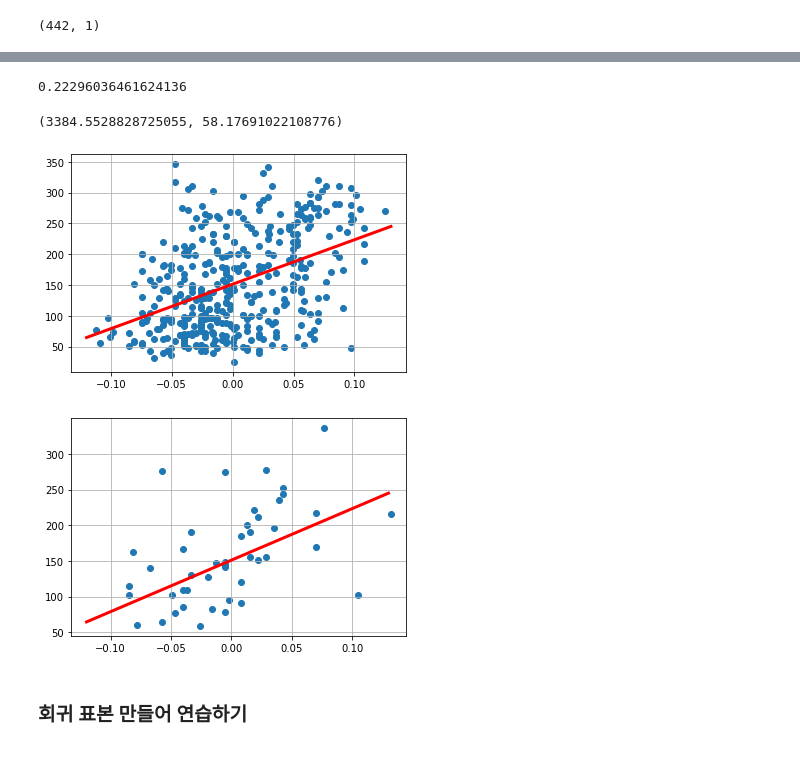
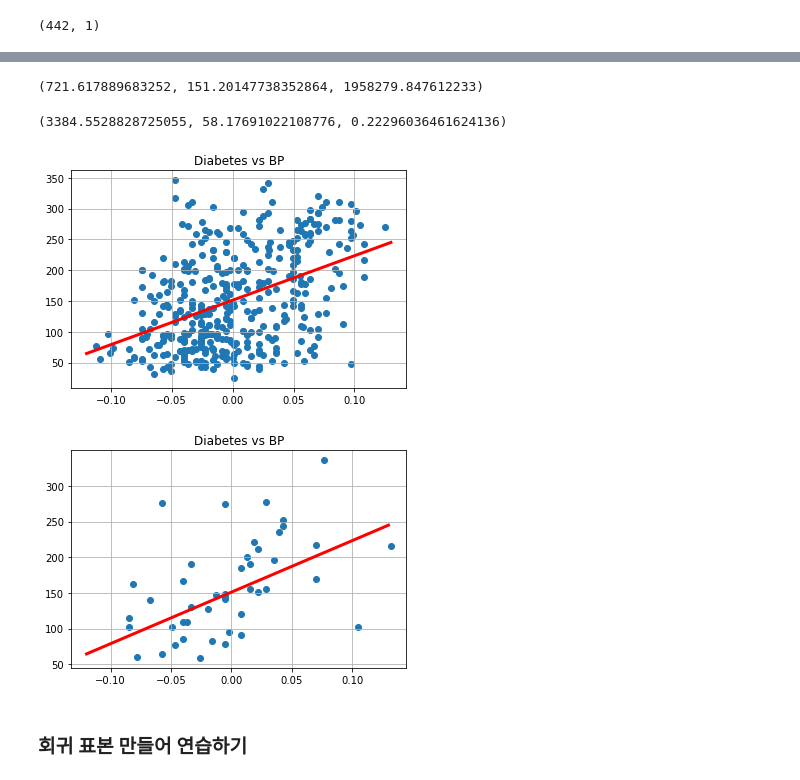
Before and after one commit to chereen228/Machine-Learning, a Jupyter notebook: 03.Regression/02_당뇨병.ipynb, the cells around one changed output, grey strips where cells are left out. Saved outputs shown, nothing was run; the diff lists cells and outputs as text; code cells hidden in the pictures.

```diff
--- a/03.Regression/02_당뇨병.ipynb
+++ b/03.Regression/02_당뇨병.ipynb
@@ -174,28 +138,32 @@ array([162.01608587, 122.26509252, 157.0472117 , 124.7495296 ,
-# %%
-r2_score(y_test, pred)      # 설명력
-# %% [output]
-0.22296036461624136
+# %%
+w, b = lr.coef_[0], lr.intercept_
+rss = lr._residues
+w, b, rss
+# %% [output]
+(721.617889683252, 151.20147738352864, 1958279.847612233)
 # %%
-from sklearn.metrics import mean_squared_error
 mse = mean_squared_error(y_test, pred)
 rmse = np.sqrt(mse)
-mse, rmse
+r2 = r2_score(y_test, pred)
+mse, rmse, r2
 # %% [output]
-(3384.5528828725055, 58.17691022108776)
+(3384.5528828725055, 58.17691022108776, 0.22296036461624136)
 # %%
 plt.scatter(X_train, y_train)
 plt.plot([-0.12, 0.13], [-0.12*w+b, 0.13*w+b], 'r', lw=3)
+plt.title('Diabetes vs BP')
 plt.grid()
 plt.show()
 # %% [output]
-[figure, old version]
+[figure, new version]
 # %%
 plt.scatter(X_test, y_test)
-plt.plot([-0.12, 0.13], [-0.12*w+b, 0.13*w+b], 'r', lw=3)
+plt.plot([-0.12,0.13], [-0.12*w+b, 0.13*w+b], 'r', lw=3)
+plt.title('Diabetes vs BP')
 plt.grid()
 plt.show()
 # %% [output]
-[figure, old version]
+[figure, new version]
 # %% [markdown]
 ### 회귀 표본 만들어 연습하기
 # %%
```
Also changed, not shown: parts of 7 cells of this notebook, 3 other files.
